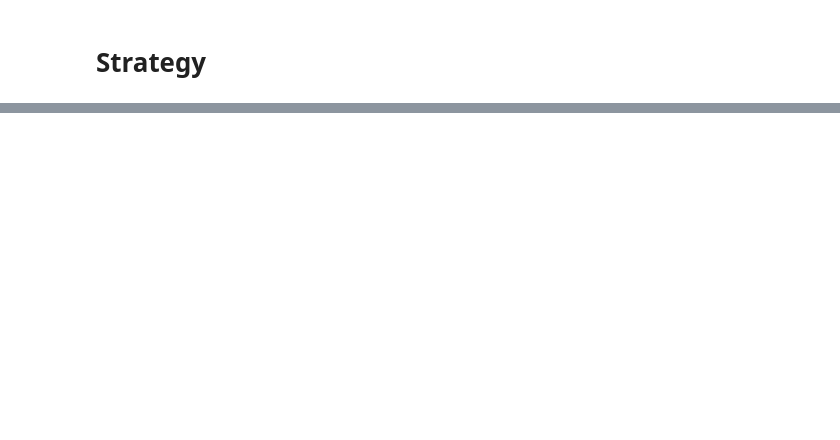
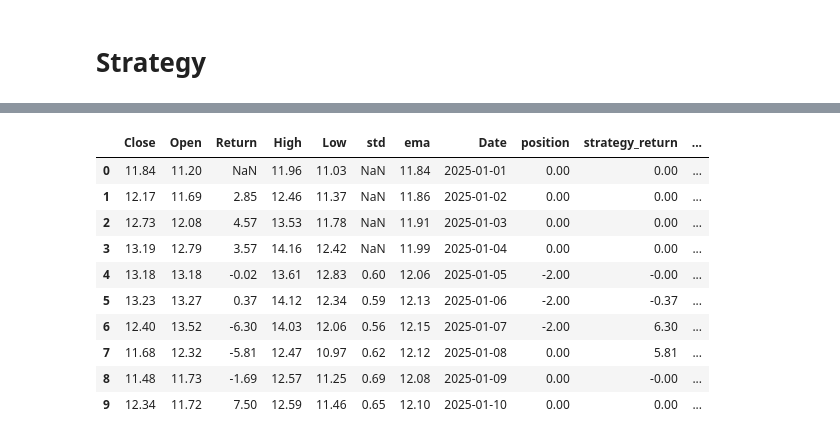
Before and after one commit to AminFiroozi/TA-HW4, a Jupyter notebook: HW4-401521471-AminFiroozi.ipynb, the cells around one changed output, grey strips where cells are left out. Saved outputs shown, nothing was run; the diff lists cells and outputs as text; code cells hidden in the pictures; blank space fills up the shorter version.

```diff
--- a/HW4-401521471-AminFiroozi.ipynb
+++ b/HW4-401521471-AminFiroozi.ipynb
@@ -323,20 +454,17 @@ for item in found_combinations:
     group = item['group']
     weights = item['weights']
 
-    # Calculate the Spread series
     spread_series = pd.Series(0, index=dfs[group[0]].index)
     for i, ticker in enumerate(group):
         spread_series += dfs[ticker]['Close'] * weights[i]
 
-    # Calculate Half-Life using your previously defined function
     hl = half_life(spread_series)
+    if hl is not np.nan and hl > 1:
+        results_with_hl.append({
+            'group': group,
+            'half_life': hl,
+            'spread_series': spread_series,
+            'weights': weights
+        })
 
-    results_with_hl.append({
-        'group': group,
-        'half_life': hl,
-        'spread_series': spread_series,
-        'weights': weights
-    })
-
-# Sort by half-life and pick the top 5
 top_5_combinations = sorted(results_with_hl, key=lambda x: x['half_life'])[:5]
@@ -502,7 +507,7 @@ def calculate_strategy_params(spread_df, hl_value):
     lookback = int(hl_value * (int(np.ceil(30 / hl_value)) if hl_value < 30 else 2))
 
     ema_range = spread_df['Close'].ewm(span=lookback, adjust=False).mean()
-    std_spread = spread_df['Close'].rolling(window=lookback, min_periods=10).std()
+    std_spread = spread_df['Close'].rolling(window=lookback, min_periods=5).std()
 
     return lookback, ema_range, std_spread
 # %%
@@ -759,0 +1070,15 @@ x['spread_df'].tail(50)
+# %%
+final_df = pd.concat([results[i]['spread_df'] for i in range(len(results))], ignore_index=True)
+final_df.head(10)
+# %% [output]
+|  | Close | Open | Return | High | Low | std | ema | Date | position | strategy_return | ... |
+| 0 | 11.84 | 11.20 | NaN | 11.96 | 11.03 | NaN | 11.84 | 2025-01-01 | 0.00 | 0.00 | ... |
+| 1 | 12.17 | 11.69 | 2.85 | 12.46 | 11.37 | NaN | 11.86 | 2025-01-02 | 0.00 | 0.00 | ... |
+| 2 | 12.73 | 12.08 | 4.57 | 13.53 | 11.78 | NaN | 11.91 | 2025-01-03 | 0.00 | 0.00 | ... |
+| 3 | 13.19 | 12.79 | 3.57 | 14.16 | 12.42 | NaN | 11.99 | 2025-01-04 | 0.00 | 0.00 | ... |
+| 4 | 13.18 | 13.18 | -0.02 | 13.61 | 12.83 | 0.60 | 12.06 | 2025-01-05 | -2.00 | -0.00 | ... |
+| 5 | 13.23 | 13.27 | 0.37 | 14.12 | 12.34 | 0.59 | 12.13 | 2025-01-06 | -2.00 | -0.37 | ... |
+| 6 | 12.40 | 13.52 | -6.30 | 14.03 | 12.06 | 0.56 | 12.15 | 2025-01-07 | -2.00 | 6.30 | ... |
+| 7 | 11.68 | 12.32 | -5.81 | 12.47 | 10.97 | 0.62 | 12.12 | 2025-01-08 | 0.00 | 5.81 | ... |
+| 8 | 11.48 | 11.73 | -1.69 | 12.57 | 11.25 | 0.69 | 12.08 | 2025-01-09 | 0.00 | -0.00 | ... |
+| 9 | 12.34 | 11.72 | 7.50 | 12.59 | 11.46 | 0.65 | 12.10 | 2025-01-10 | 0.00 | 0.00 | ... |
```
Also changed, not shown: parts of 30 cells of this notebook, 47 other files.
